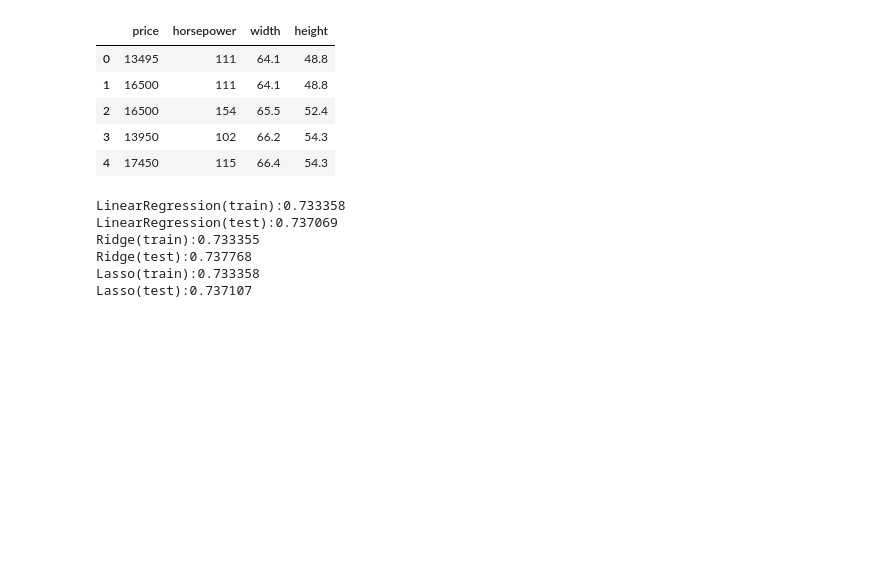
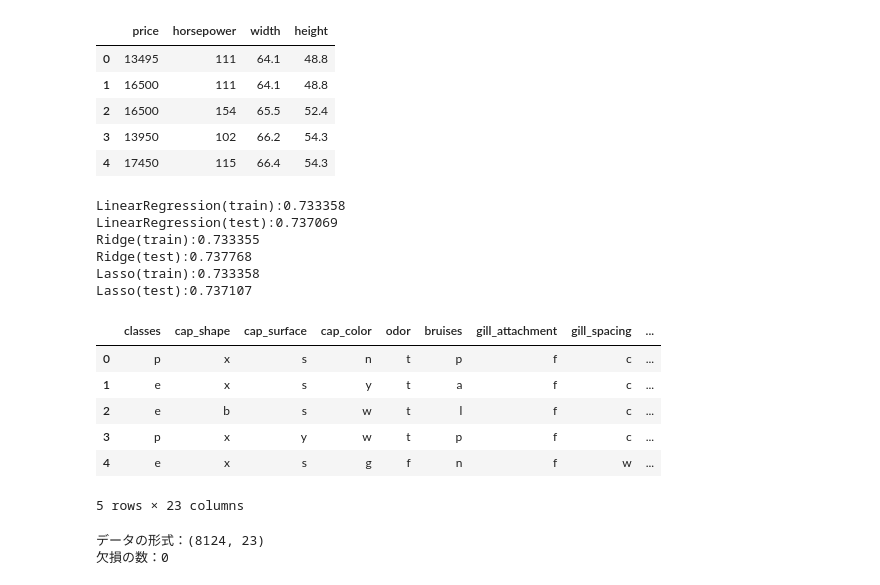
Before and after one commit to zaxirolls/learn, a Jupyter notebook: 東大データサイエンティスト/ch8.ipynb, the cells around one changed output. Cells and saved outputs as stored; diff of their text form; code cells hidden in the pictures; blank space fills up the shorter version.

```diff
--- a/東大データサイエンティスト/ch8.ipynb
+++ b/東大データサイエンティスト/ch8.ipynb
@@ -337,3 +337,29 @@ Ridge(train):0.733355
 Ridge(test):0.737768
 Lasso(train):0.733358
 Lasso(test):0.737107
+# %%
+import requests,zipfile
+import io
+
+url = 'http://archive.ics.uci.edu/ml/machine-learning-databases/mushroom/agaricus-lepiota.data'
+res = requests.get(url).content
+
+mushroom = pd.read_csv(io.StringIO(res.decode('utf-8')),header=None)
+
+mushroom.columns =['classes','cap_shape','cap_surface','cap_color','odor','bruises','gill_attachment','gill_spacing','gill_size','gill_color','stalk_shape','stalk_root','stalk_surface_above_ring','stalk_surface_below_ring','stalk_color_above_ring','stalk_color_below_ring','veil_type','veil_color','ring_number','ring_type','spore_print_color','population','habitat']
+
+mushroom.head()
+# %% [output]
+|  | classes | cap_shape | cap_surface | cap_color | odor | bruises | gill_attachment | gill_spacing | ... |
+| 0 | p | x | s | n | t | p | f | c | ... |
+| 1 | e | x | s | y | t | a | f | c | ... |
+| 2 | e | b | s | w | t | l | f | c | ... |
+| 3 | p | x | y | w | t | p | f | c | ... |
+| 4 | e | x | s | g | f | n | f | w | ... |
+5 rows × 23 columns
+# %%
+print('データの形式：{}'.format(mushroom.shape))
+print('欠損の数：{}'.format(mushroom.isnull().sum().sum()))
+# %% [output]
+データの形式：(8124, 23)
+欠損の数：0
```
Also changed, not shown: parts of 6 cells of this notebook.
